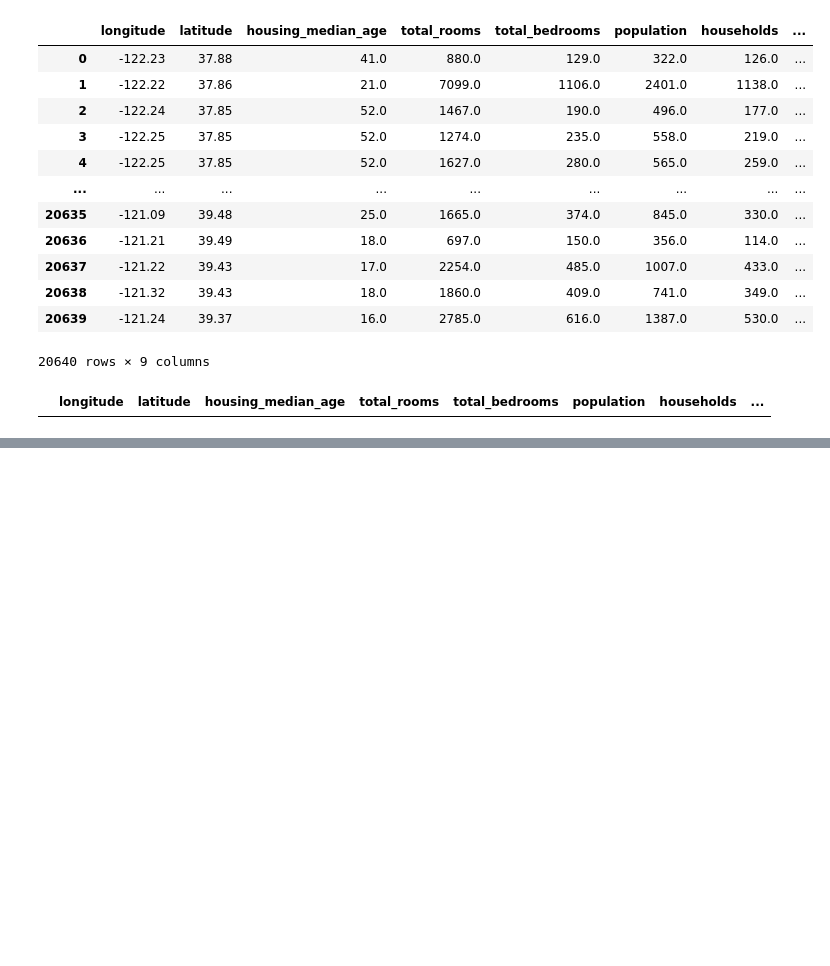
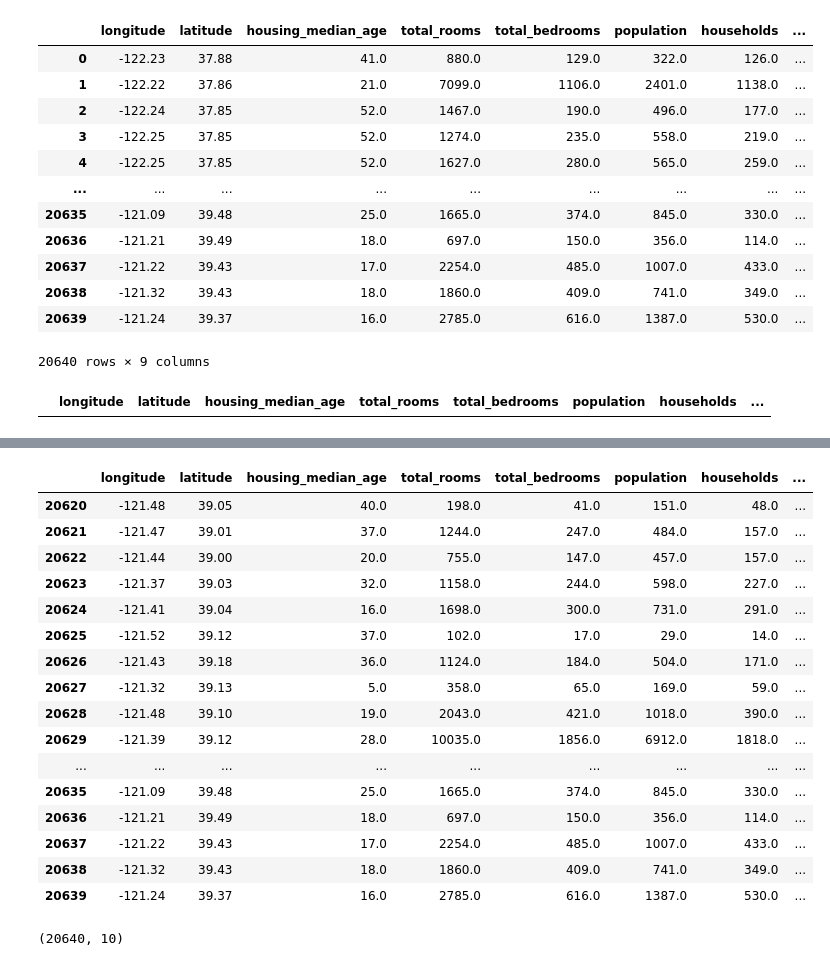
Before and after one commit to emi1977/datasciencemi, a Jupyter notebook: pandas/limpieza_datos.ipynb, the cells around one changed output, grey strips where cells are left out. Cells and saved outputs as stored; diff of their text form; code cells hidden in the pictures; blank space fills up the shorter version.

```diff
--- a/pandas/limpieza_datos.ipynb
+++ b/pandas/limpieza_datos.ipynb
@@ -497,0 +500,3 @@ df_num[~df_num['housing_median_age'].between(1,100)]
+# %%
+df=pd.read_csv('csv/housing.csv')
+df.info()
@@ -497,0 +554,24 @@ df_num[~df_num['housing_median_age'].between(1,100)]
+# %%
+df.tail(20)
+# %% [output]
+|  | longitude | latitude | housing_median_age | total_rooms | total_bedrooms | population | households | ... |
+| 20620 | -121.48 | 39.05 | 40.0 | 198.0 | 41.0 | 151.0 | 48.0 | ... |
+| 20621 | -121.47 | 39.01 | 37.0 | 1244.0 | 247.0 | 484.0 | 157.0 | ... |
+| 20622 | -121.44 | 39.00 | 20.0 | 755.0 | 147.0 | 457.0 | 157.0 | ... |
+| 20623 | -121.37 | 39.03 | 32.0 | 1158.0 | 244.0 | 598.0 | 227.0 | ... |
+| 20624 | -121.41 | 39.04 | 16.0 | 1698.0 | 300.0 | 731.0 | 291.0 | ... |
+| 20625 | -121.52 | 39.12 | 37.0 | 102.0 | 17.0 | 29.0 | 14.0 | ... |
+| 20626 | -121.43 | 39.18 | 36.0 | 1124.0 | 184.0 | 504.0 | 171.0 | ... |
+| 20627 | -121.32 | 39.13 | 5.0 | 358.0 | 65.0 | 169.0 | 59.0 | ... |
+| 20628 | -121.48 | 39.10 | 19.0 | 2043.0 | 421.0 | 1018.0 | 390.0 | ... |
+| 20629 | -121.39 | 39.12 | 28.0 | 10035.0 | 1856.0 | 6912.0 | 1818.0 | ... |
+| ... | ... | ... | ... | ... | ... | ... | ... | ... |
+| 20635 | -121.09 | 39.48 | 25.0 | 1665.0 | 374.0 | 845.0 | 330.0 | ... |
+| 20636 | -121.21 | 39.49 | 18.0 | 697.0 | 150.0 | 356.0 | 114.0 | ... |
+| 20637 | -121.22 | 39.43 | 17.0 | 2254.0 | 485.0 | 1007.0 | 433.0 | ... |
+| 20638 | -121.32 | 39.43 | 18.0 | 1860.0 | 409.0 | 741.0 | 349.0 | ... |
+| 20639 | -121.24 | 39.37 | 16.0 | 2785.0 | 616.0 | 1387.0 | 530.0 | ... |
+# %%
+df.shape
+# %% [output]
+(20640, 10)
```
Also changed, not shown: parts of 18 cells of this notebook.
